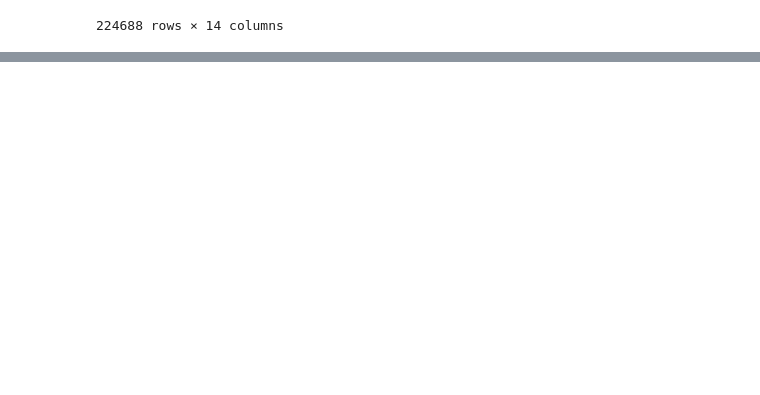
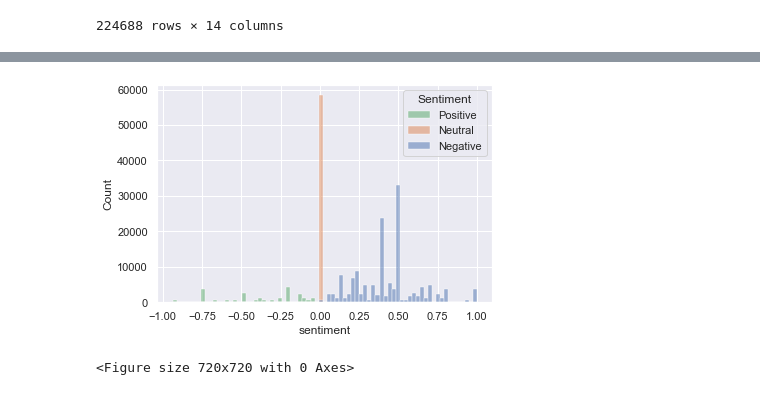
Before and after one commit to matteobucalossi50/capstone_project, a Jupyter notebook: tweepy/tweepy_scrape.ipynb, the cells around one changed output, grey strips where cells are left out. Cells and saved outputs as stored; diff of their text form; code cells hidden in the pictures; blank space fills up the shorter version.

Commit message:
combine all data

```diff
--- a/tweepy/tweepy_scrape.ipynb
+++ b/tweepy/tweepy_scrape.ipynb
@@ -249,0 +232,19 @@ plt.show()
+# %%
+def sentiment_hist(df):
+
+    # Create plot
+    sns.set_theme(style="darkgrid")
+    sns.histplot(data=df, x="sentiment", bins=75, hue='pos_neg')
+    plt.legend(title='Sentiment', labels=['Negative', 'Neutral', 'Positive'])
+    plt.figure(figsize=[10,10])
+
+    # Save image
+    image_path = os.path.join(abspath_curr, 'images')
+    to_csv_timestamp = datetime.today().strftime('%Y%m%d_%H%M%S_')
+    image_file_path = os.path.join(image_path, to_csv_timestamp + 'clean_hashtag_streaming_custom_hashtag_sentiment.png')
+    # plt.savefig(image_file_path, format="png")
+
+    return
+# %%
+df = pd.read_csv(r'C:\Users\raide\OneDrive\Documents\GitHub\capstone_project\tweepy\data\20211026_195518_clean_scraping_custom_hashtags_data.csv', index_col=0)
+df.head()
@@ -249,0 +258,8 @@ plt.show()
+# %%
+# Add sentiment pos/neg column
+df['pos_neg'] = df.sentiment.apply(lambda x: 'positive' if x > 0 else 'negative' if x < 0 else 'neutral')
+# %%
+sentiment_hist(df)
+# %% [output]
+[figure, added]
+<Figure size 720x720 with 0 Axes>
```
Also changed, not shown: parts of 5 cells of this notebook, 18 other files.
